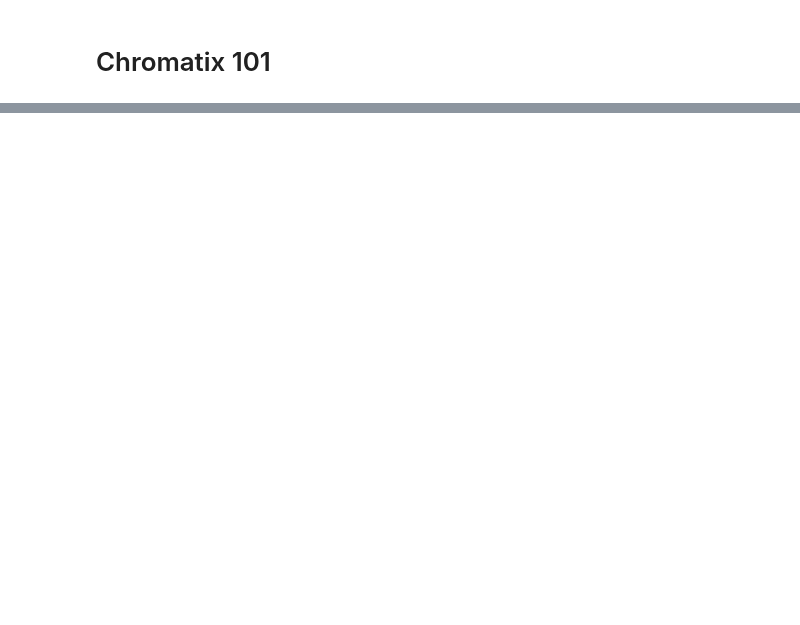
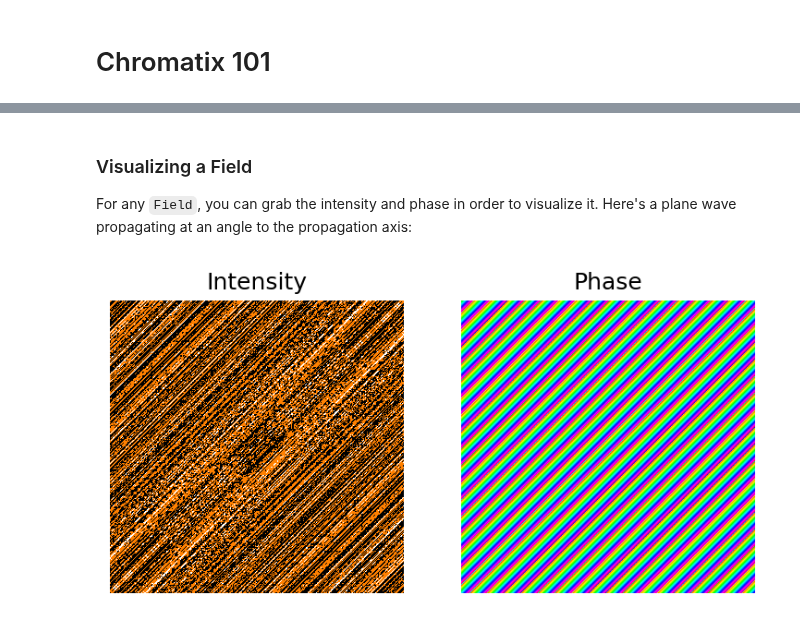
Before and after one commit to chromatix-team/chromatix, a Jupyter notebook: docs/101.ipynb, the cells around one changed output, grey strips where cells are left out. Drawn from its saved outputs; the diff is of its cells as text; code cells hidden in the pictures; blank space fills up the shorter version.

```diff
--- a/docs/101.ipynb
+++ b/docs/101.ipynb
@@ -186,0 +93,18 @@ plt.imshow(image.squeeze(), cmap='gray')
+# %% [markdown]
+### Visualizing a Field
+
+For any `Field`, you can grab the intensity and phase in order to visualize it. Here's a plane wave propagating at an angle to the propagation axis:
+# %%
+field = cx.plane_wave(shape=(512, 512), dx=0.3, spectrum=0.532, spectral_density=1.0, kykx=[1/jnp.sqrt(2), 1/jnp.sqrt(2)])
+fig, axes = plt.subplots(nrows=1, ncols=2, dpi=150)
+ax = axes[0]
+ax.imshow(field.intensity[0].squeeze(), cmap="afmhot") # Intensity of first element of batch
+ax.axis("off")
+ax.set_title("Intensity")
+ax = axes[1]
+ax.imshow(field.phase[0].squeeze(), cmap="hsv") # Phase of first wavelength of first batch element
+ax.axis("off")
+ax.set_title("Phase")
+plt.show()
+# %% [output]
+[figure, added]
```
Also changed, not shown: parts of 62 cells of this notebook.
